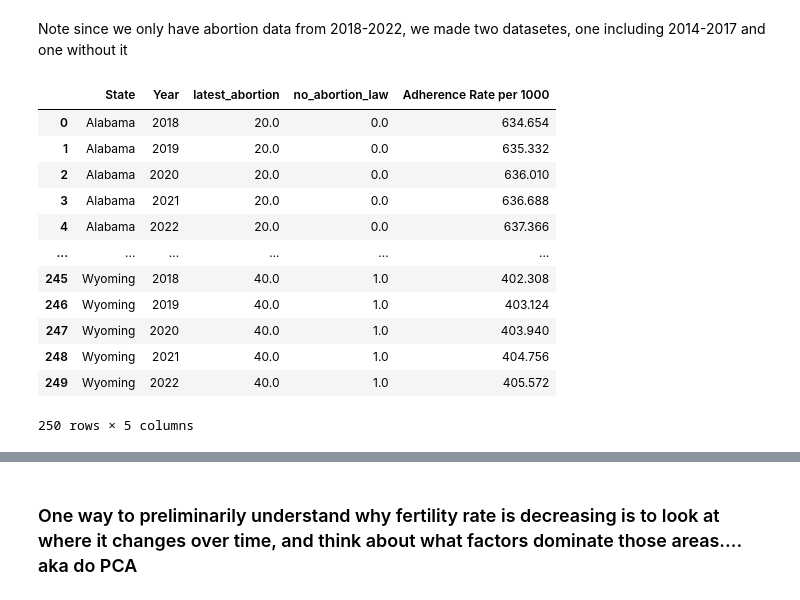
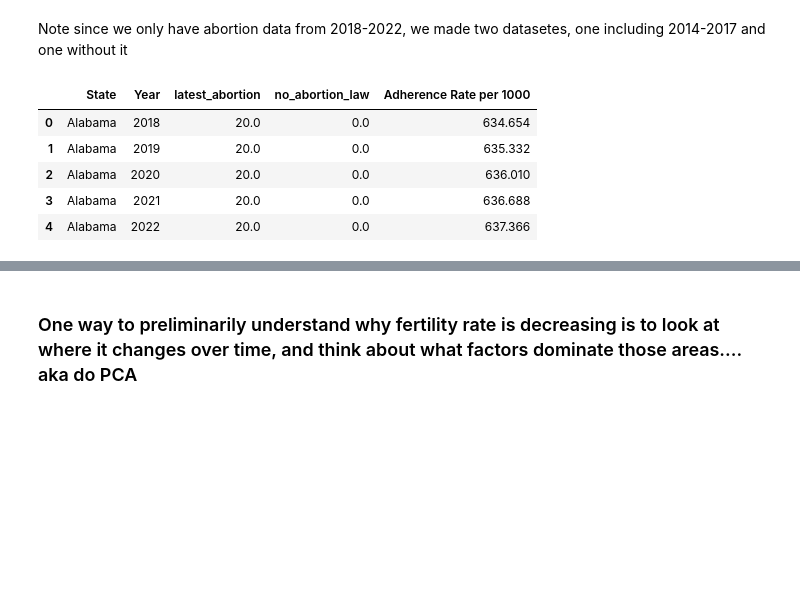
Before and after one commit to ppich1169/fertilityProjectCs109, a Jupyter notebook: fertility_notebook.ipynb, the cells around one changed output, grey strips where cells are left out. Saved outputs shown, nothing was run; the diff lists cells and outputs as text; code cells hidden in the pictures; blank space fills up the shorter version.

Commit message:
combined

```diff
--- a/fertility_notebook.ipynb
+++ b/fertility_notebook.ipynb
@@ -685,20 +685,13 @@ abortion_state_year['no_abortion_law'] = abortion_state_year.groupby('State')['n
 Note since we only have abortion data from 2018-2022, we made two datasetes, one including 2014-2017 and one without it
 # %%
 combined_2018_to_2022 = pd.merge(abortion_state_year, religion_state_year, on=['State', 'Year'], how='inner')
-combined_2018_to_2022
+combined_2018_to_2022.head()
 # %% [output]
 |  | State | Year | latest_abortion | no_abortion_law | Adherence Rate per 1000 |
 | 0 | Alabama | 2018 | 20.0 | 0.0 | 634.654 |
 | 1 | Alabama | 2019 | 20.0 | 0.0 | 635.332 |
 | 2 | Alabama | 2020 | 20.0 | 0.0 | 636.010 |
 | 3 | Alabama | 2021 | 20.0 | 0.0 | 636.688 |
 | 4 | Alabama | 2022 | 20.0 | 0.0 | 637.366 |
-| ... | ... | ... | ... | ... | ... |
-| 245 | Wyoming | 2018 | 40.0 | 1.0 | 402.308 |
-| 246 | Wyoming | 2019 | 40.0 | 1.0 | 403.124 |
-| 247 | Wyoming | 2020 | 40.0 | 1.0 | 403.940 |
-| 248 | Wyoming | 2021 | 40.0 | 1.0 | 404.756 |
-| 249 | Wyoming | 2022 | 40.0 | 1.0 | 405.572 |
-250 rows × 5 columns
 # %%
 combined_2014_to_2022 = pd.merge(abortion_state_year, religion_state_year, on=['State', 'Year'], how='outer')
```
Also changed, not shown: parts of 1 cell of this notebook.
